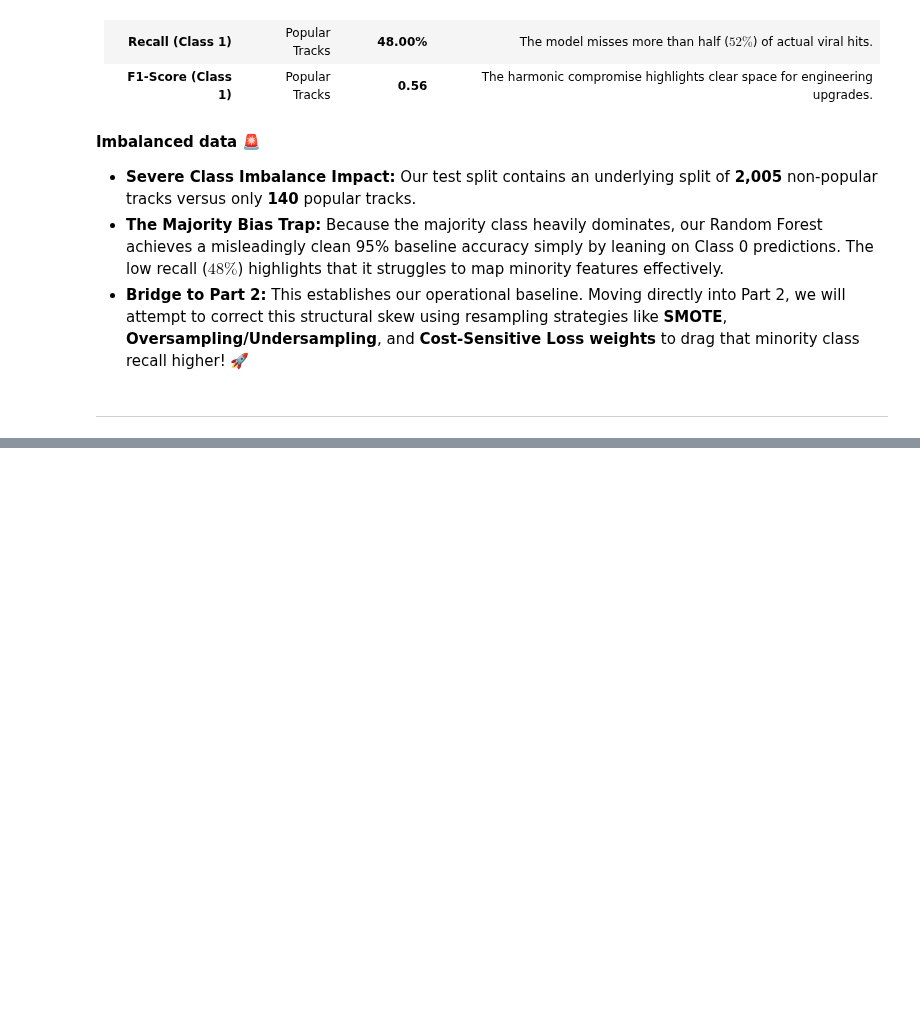
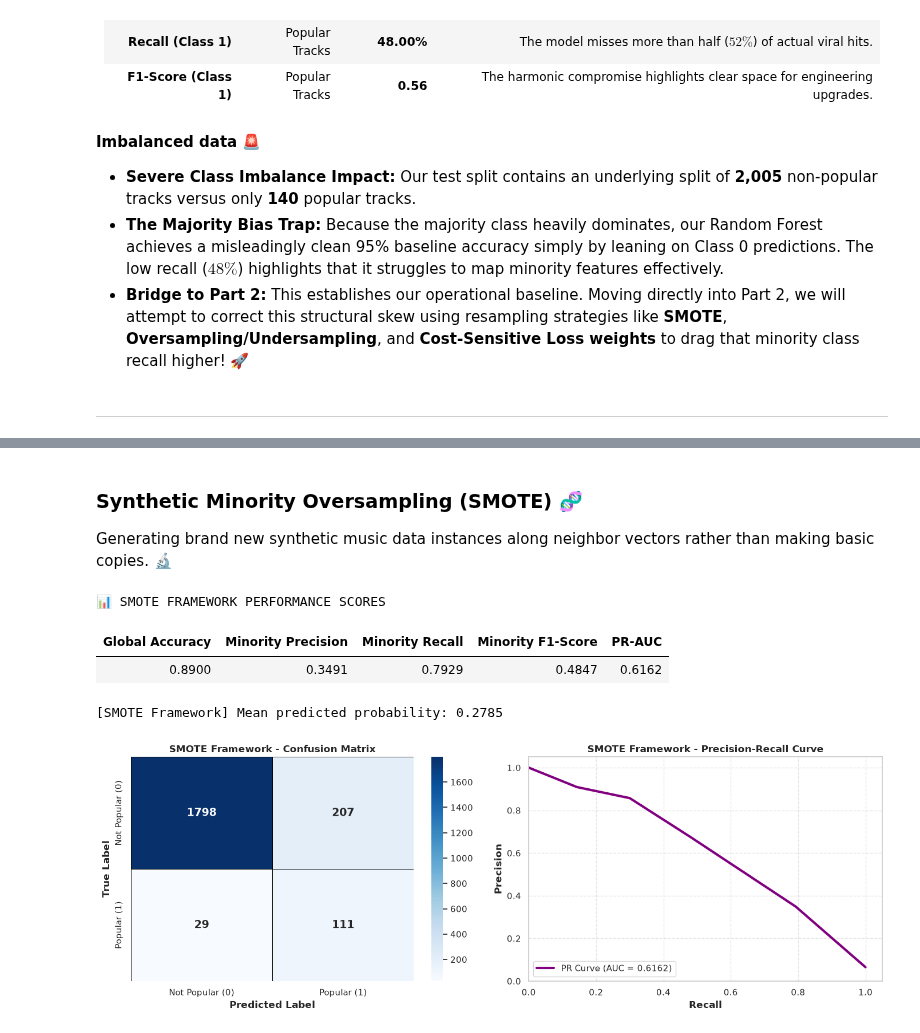
Before and after one commit to MaximumAsp66915/Applied_Data_Science_Course, a Jupyter notebook: ADS_A04/notebooks/04_Main_Analysis.ipynb, the cells around one changed output, grey strips where cells are left out. Drawn from its saved outputs; the diff is of its cells as text; code cells hidden in the pictures; blank space fills up the shorter version.

```diff
--- a/ADS_A04/notebooks/04_Main_Analysis.ipynb
+++ b/ADS_A04/notebooks/04_Main_Analysis.ipynb
@@ -624,0 +787,14 @@ By abstracting our missing data handlers into the cross-validation setup, we saf
+# %% [markdown]
+### Synthetic Minority Oversampling (SMOTE) 🧬
+Generating brand new synthetic music data instances along neighbor vectors rather than making basic copies. 🔬
+# %%
+# SMOTE Framework Run
+smote_sampler = SMOTE(random_state=42)
+smote_model = RandomForestClassifier(n_estimators=100, max_depth=None, random_state=42)
+evaluate_and_visualize_strategy("SMOTE Framework", sampler_obj=smote_sampler, model_obj=smote_model)
+# %% [output]
+📊 SMOTE FRAMEWORK PERFORMANCE SCORES
+| Global Accuracy | Minority Precision | Minority Recall | Minority F1-Score | PR-AUC |
+| 0.8900 | 0.3491 | 0.7929 | 0.4847 | 0.6162 |
+[SMOTE Framework] Mean predicted probability: 0.2785
+[figure, added]
```
Also changed, not shown: parts of 24 cells of this notebook.
